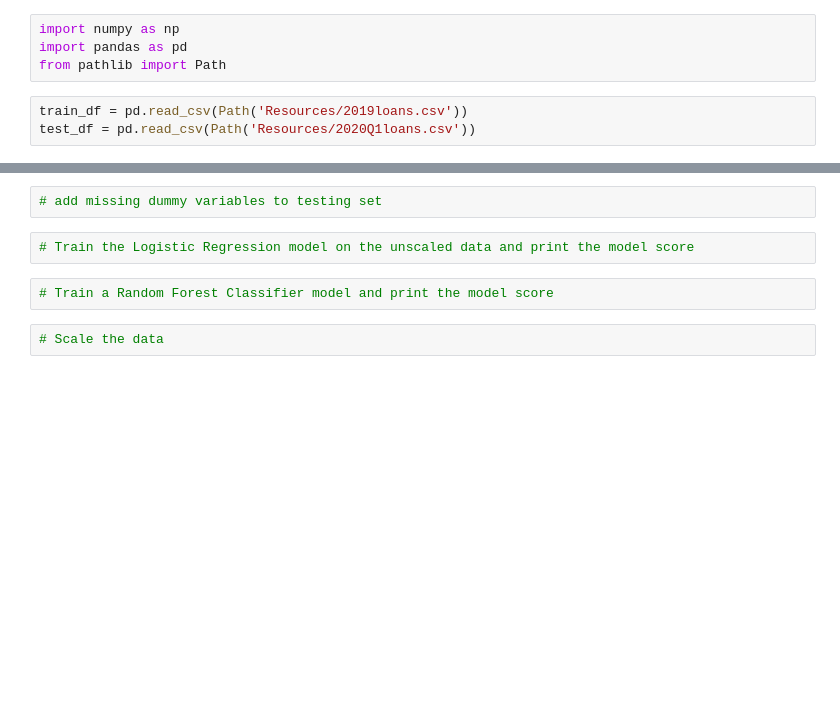
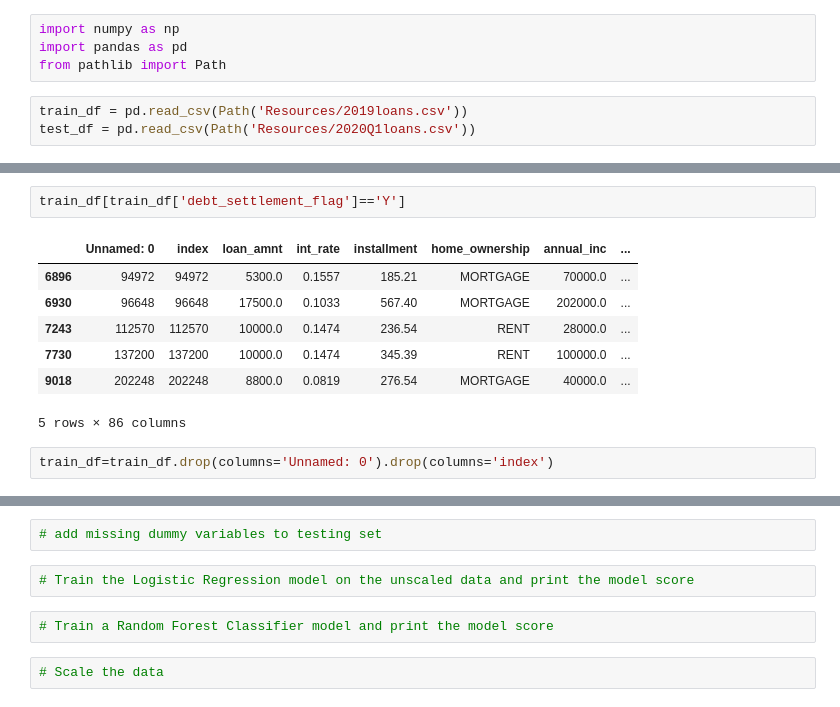
Before and after one commit to SColson82/Credit_Risk_Prediction, a Jupyter notebook: Credit Risk Evaluator.ipynb, the cells around one changed output, grey strips where cells are left out. Saved outputs shown, nothing was run; the diff lists cells and outputs as text; blank space fills up the shorter version.

```diff
--- a/Credit Risk Evaluator.ipynb
+++ b/Credit Risk Evaluator.ipynb
@@ -8,2 +39,14 @@ test_df = pd.read_csv(Path('Resources/2020Q1loans.csv'))
+# %%
+train_df[train_df['debt_settlement_flag']=='Y']
+# %% [output]
+|  | Unnamed: 0 | index | loan_amnt | int_rate | installment | home_ownership | annual_inc | ... |
+| 6896 | 94972 | 94972 | 5300.0 | 0.1557 | 185.21 | MORTGAGE | 70000.0 | ... |
+| 6930 | 96648 | 96648 | 17500.0 | 0.1033 | 567.40 | MORTGAGE | 202000.0 | ... |
+| 7243 | 112570 | 112570 | 10000.0 | 0.1474 | 236.54 | RENT | 28000.0 | ... |
+| 7730 | 137200 | 137200 | 10000.0 | 0.1474 | 345.39 | RENT | 100000.0 | ... |
+| 9018 | 202248 | 202248 | 8800.0 | 0.0819 | 276.54 | MORTGAGE | 40000.0 | ... |
+5 rows × 86 columns
+# %%
+train_df=train_df.drop(columns='Unnamed: 0').drop(columns='index')
 # %%
 # Convert categorical data to numeric and separate target feature for training data
```
Also changed, not shown: parts of 8 cells of this notebook.
